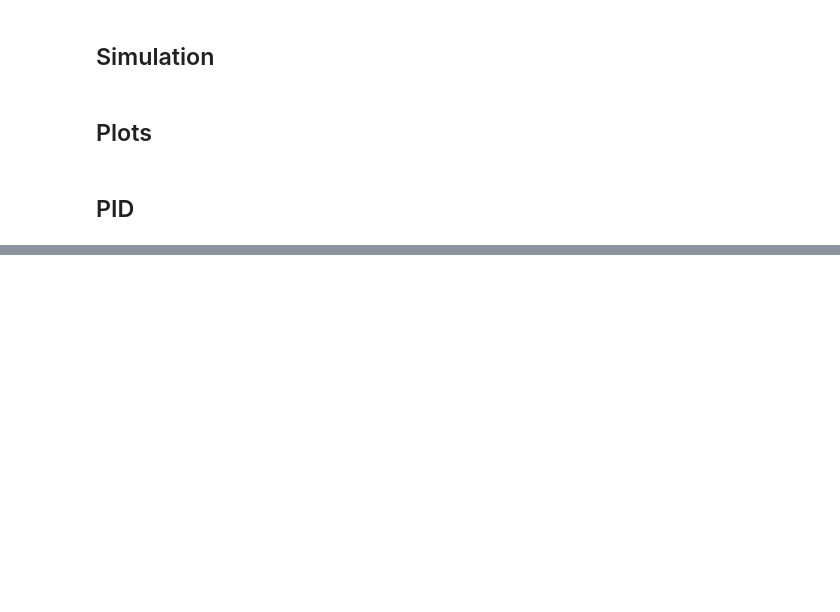
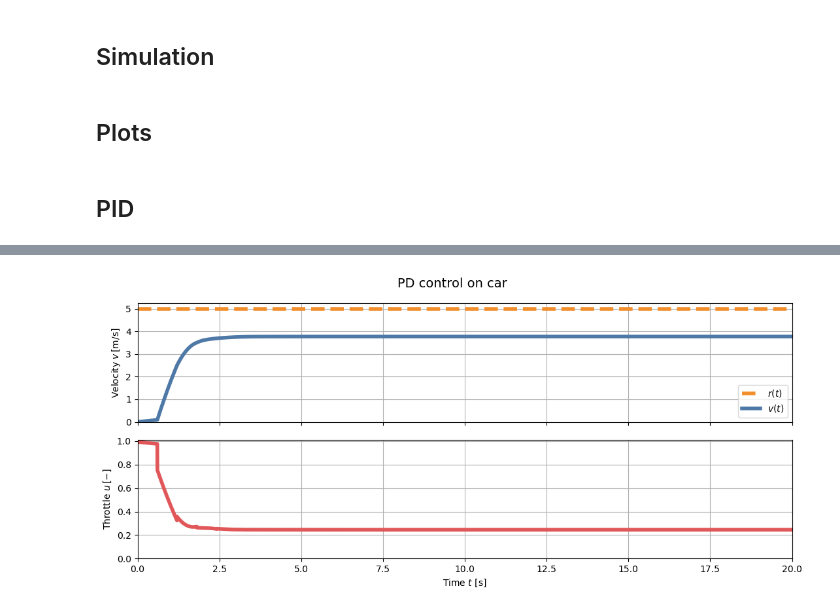
Before and after one commit to alboeh/iCSC-2026-exercise, a Jupyter notebook: examples/cruise_control/cruise_control.ipynb, the cells around one changed output, grey strips where cells are left out. Saved outputs shown, nothing was run; the diff lists cells and outputs as text; code cells hidden in the pictures; blank space fills up the shorter version.

```diff
--- a/examples/cruise_control/cruise_control.ipynb
+++ b/examples/cruise_control/cruise_control.ipynb
@@ -241,0 +172,7 @@ show_plots(x_dot_4, u_4, x_dot_set=x_dot_set, title="P control on cruise control
+# %%
+# PD tuner
+
+v_PD, u_PD = simulation(init_state, actor_function=make_af_pid(x_dot_set=x_dot_set, Kp=0.2, Ki=0, Kd=0.05))
+show_plots(v_PD, u_PD, x_dot_set=x_dot_set, title="PD control on car")
+# %% [output]
+[figure, added]
```
Also changed, not shown: parts of 34 cells of this notebook, 15 other files.
